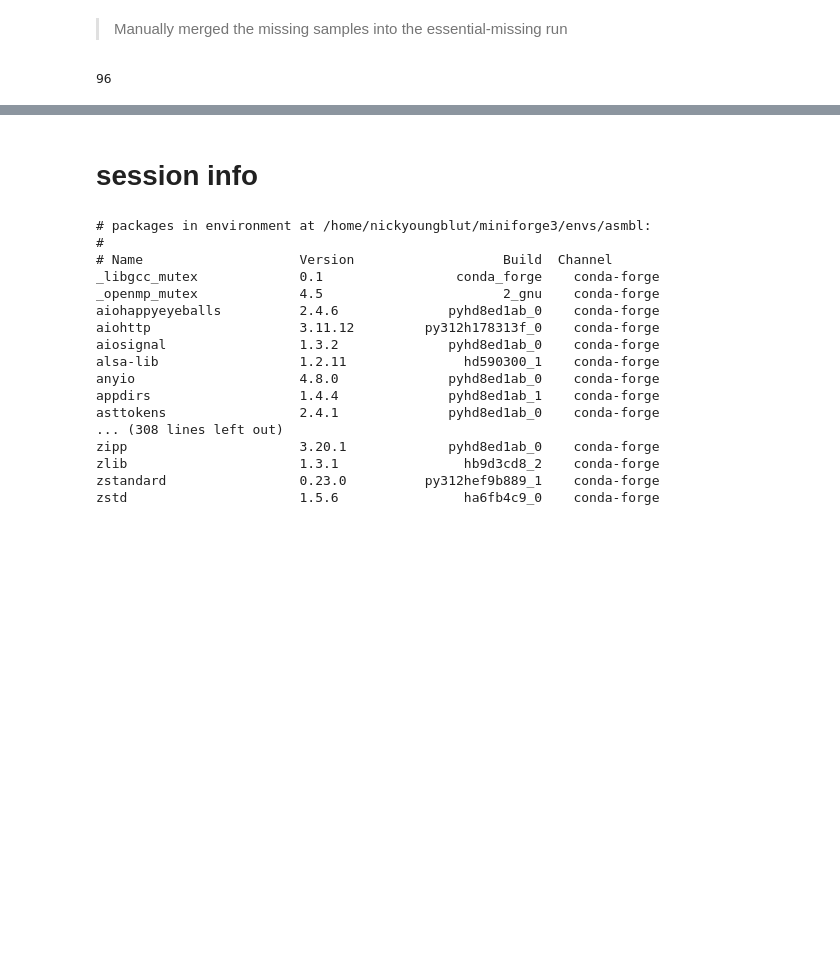
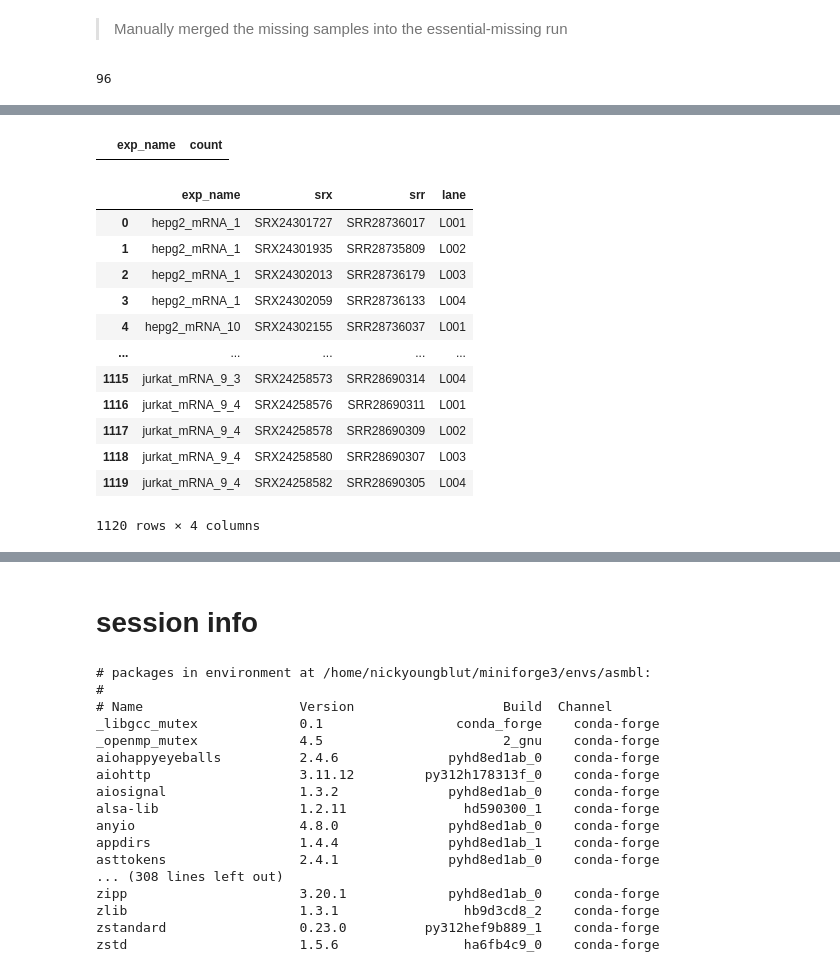
Before and after one commit to ArcInstitute/scBaseCount_analysis, a Jupyter notebook: notebooks/Replogle2022/SRA_reprocess.ipynb, the cells around one changed output, grey strips where cells are left out. Cells and saved outputs as stored; diff of their text form; code cells hidden in the pictures; blank space fills up the shorter version.

```diff
--- a/notebooks/Replogle2022/SRA_reprocess.ipynb
+++ b/notebooks/Replogle2022/SRA_reprocess.ipynb
@@ -330,0 +419,28 @@ len(h5ad_files)
+# %%
+# repeat names?
+df = meta['exp_name'].value_counts().reset_index()
+df[df['count'] > 1]
+# %% [output]
+|  | exp_name | count |
+# %%
+# format the mRNA samples
+meta_f = meta.copy()
+meta_f[['exp_name', 'lane', 'X']] = meta_f['exp_name'].str.extract(r"(.+)_((L[0-9]+))$")
+meta_f = meta_f[meta_f['lane'].notna()]
+meta_f = meta_f[meta_f['exp_name'].str.contains('mRNA')].reset_index(drop=True)
+meta_f = meta_f.drop(columns=['X']).sort_values(['exp_name', 'srx']).reset_index(drop=True)
+meta_f
+# %% [output]
+|  | exp_name | srx | srr | lane |
+| 0 | hepg2_mRNA_1 | SRX24301727 | SRR28736017 | L001 |
+| 1 | hepg2_mRNA_1 | SRX24301935 | SRR28735809 | L002 |
+| 2 | hepg2_mRNA_1 | SRX24302013 | SRR28736179 | L003 |
+| 3 | hepg2_mRNA_1 | SRX24302059 | SRR28736133 | L004 |
+| 4 | hepg2_mRNA_10 | SRX24302155 | SRR28736037 | L001 |
+| ... | ... | ... | ... | ... |
+| 1115 | jurkat_mRNA_9_3 | SRX24258573 | SRR28690314 | L004 |
+| 1116 | jurkat_mRNA_9_4 | SRX24258576 | SRR28690311 | L001 |
+| 1117 | jurkat_mRNA_9_4 | SRX24258578 | SRR28690309 | L002 |
+| 1118 | jurkat_mRNA_9_4 | SRX24258580 | SRR28690307 | L003 |
+| 1119 | jurkat_mRNA_9_4 | SRX24258582 | SRR28690305 | L004 |
+1120 rows × 4 columns
```
Also changed, not shown: parts of 43 cells of this notebook.
